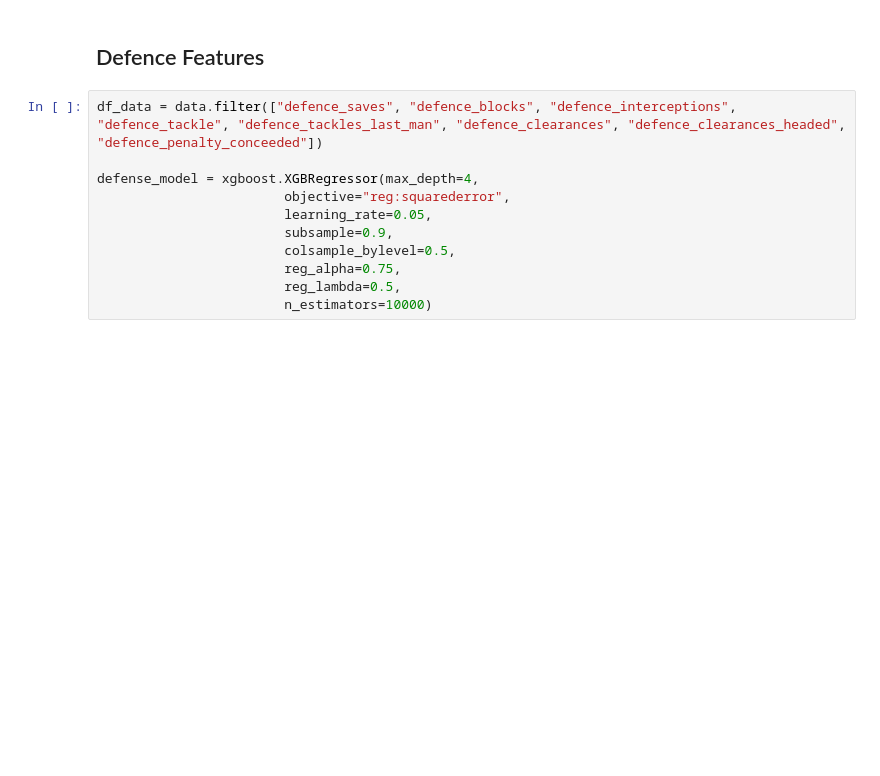
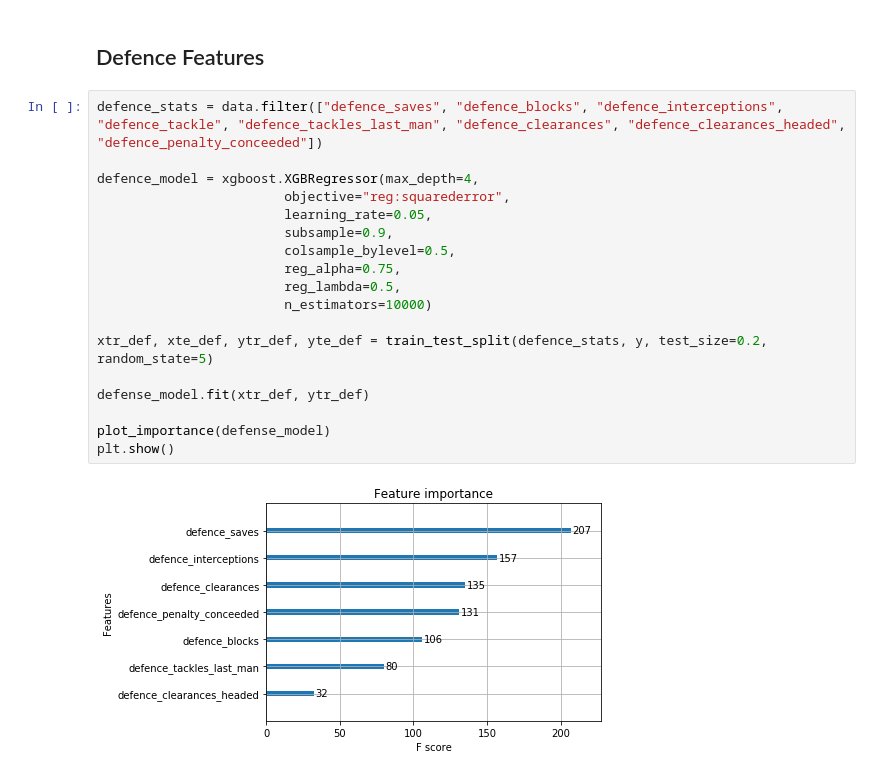
Before and after one commit to 1aguna/py-uefa, a Jupyter notebook: notebook.ipynb, the cells around one changed output. Saved outputs shown, nothing was run; the diff lists cells and outputs as text; blank space fills up the shorter version.

```diff
--- a/notebook.ipynb
+++ b/notebook.ipynb
@@ -156,13 +160,22 @@ plt.show()
 # %% [markdown]
 ## Defence Features
 # %%
-df_data = data.filter(["defence_saves", "defence_blocks", "defence_interceptions", "defence_tackle", "defence_tackles_last_man", "defence_clearances", "defence_clearances_headed", "defence_penalty_conceeded"])
+defence_stats = data.filter(["defence_saves", "defence_blocks", "defence_interceptions", "defence_tackle", "defence_tackles_last_man", "defence_clearances", "defence_clearances_headed", "defence_penalty_conceeded"])
 
-defense_model = xgboost.XGBRegressor(max_depth=4,
+defence_model = xgboost.XGBRegressor(max_depth=4,
                         objective="reg:squarederror",
                         learning_rate=0.05,
                         subsample=0.9,
                         colsample_bylevel=0.5,
                         reg_alpha=0.75,
                         reg_lambda=0.5,
                         n_estimators=10000)
+
+xtr_def, xte_def, ytr_def, yte_def = train_test_split(defence_stats, y, test_size=0.2, random_state=5)
+
+defense_model.fit(xtr_def, ytr_def)
+
+plot_importance(defense_model)
+plt.show()
+# %% [output]
+[figure, added]
```
Also changed, not shown: parts of 6 cells of this notebook.
